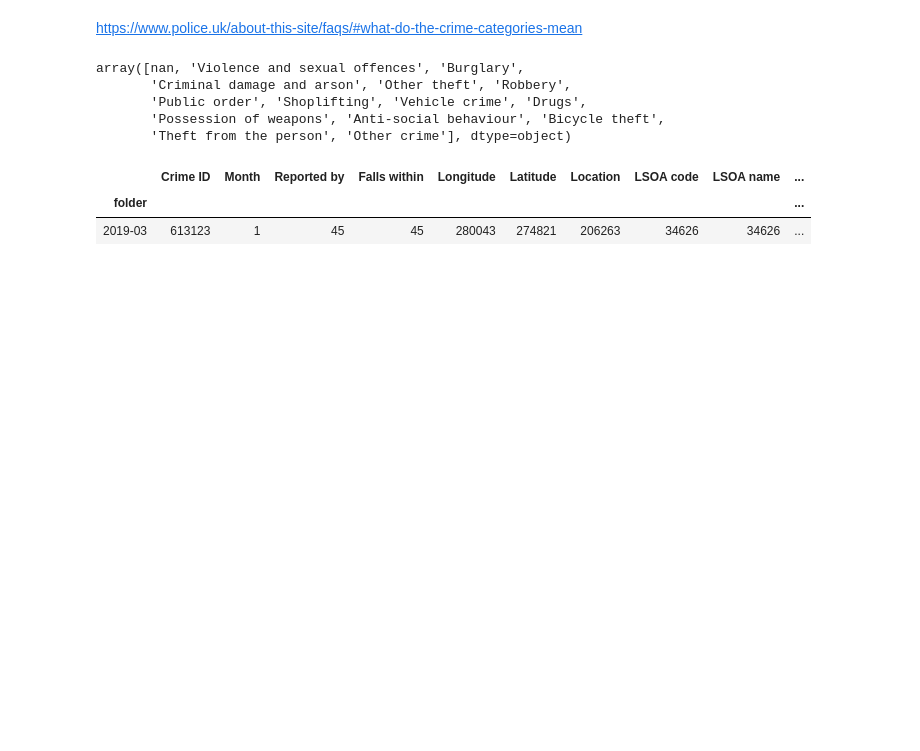
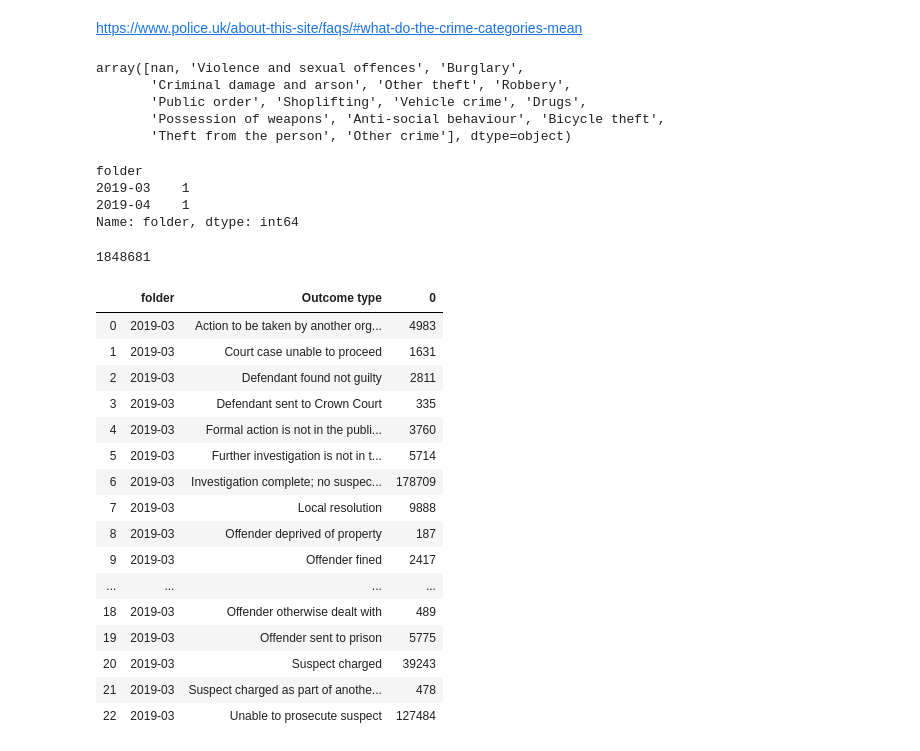
Before and after one commit to MichaelRichardson12/uk-police-notebook, a Jupyter notebook: UK Police Crime Notebook.ipynb, the cells around one changed output. Saved outputs shown, nothing was run; the diff lists cells and outputs as text; code cells hidden in the pictures; blank space fills up the shorter version.

```diff
--- a/UK Police Crime Notebook.ipynb
+++ b/UK Police Crime Notebook.ipynb
@@ -45,8 +73,13 @@ array([nan, 'Violence and sexual offences', 'Burglary',
        'Possession of weapons', 'Anti-social behaviour', 'Bicycle theft',
        'Theft from the person', 'Other crime'], dtype=object)
 # %%
-df.groupby(['folder']).nunique()
+df.groupby(['folder'])['folder'].nunique()
 # %% [output]
-|  | Crime ID | Month | Reported by | Falls within | Longitude | Latitude | Location | LSOA code | LSOA name | ... |
-| folder |  |  |  |  |  |  |  |  |  | ... |
-| 2019-03 | 613123 | 1 | 45 | 45 | 280043 | 274821 | 206263 | 34626 | 34626 | ... |
+folder
+2019-03    1
+2019-04    1
+Name: folder, dtype: int64
+# %%
+len(df.index)
+# %% [output]
+1848681
@@ -52,0 +94,24 @@ df.groupby(['folder']).nunique()
+# %%
+df_crimes_pm = df.groupby(['folder','Crime type']).size().reset_index()
+df_crimes_pm.rename(columns={'Crime type': 'crime_type', 0:'count'}, inplace=True)
+df_crimes_pm = df_crimes_pm.loc[df_crimes_pm['folder'] == '2019-03']
+
+df.groupby(['folder','Outcome type']).size().reset_index()
+# %% [output]
+|  | folder | Outcome type | 0 |
+| 0 | 2019-03 | Action to be taken by another org... | 4983 |
+| 1 | 2019-03 | Court case unable to proceed | 1631 |
+| 2 | 2019-03 | Defendant found not guilty | 2811 |
+| 3 | 2019-03 | Defendant sent to Crown Court | 335 |
+| 4 | 2019-03 | Formal action is not in the publi... | 3760 |
+| 5 | 2019-03 | Further investigation is not in t... | 5714 |
+| 6 | 2019-03 | Investigation complete; no suspec... | 178709 |
+| 7 | 2019-03 | Local resolution | 9888 |
+| 8 | 2019-03 | Offender deprived of property | 187 |
+| 9 | 2019-03 | Offender fined | 2417 |
+| ... | ... | ... | ... |
+| 18 | 2019-03 | Offender otherwise dealt with | 489 |
+| 19 | 2019-03 | Offender sent to prison | 5775 |
+| 20 | 2019-03 | Suspect charged | 39243 |
+| 21 | 2019-03 | Suspect charged as part of anothe... | 478 |
+| 22 | 2019-03 | Unable to prosecute suspect | 127484 |
```
Also changed, not shown: parts of 8 cells of this notebook, 1 other file.
